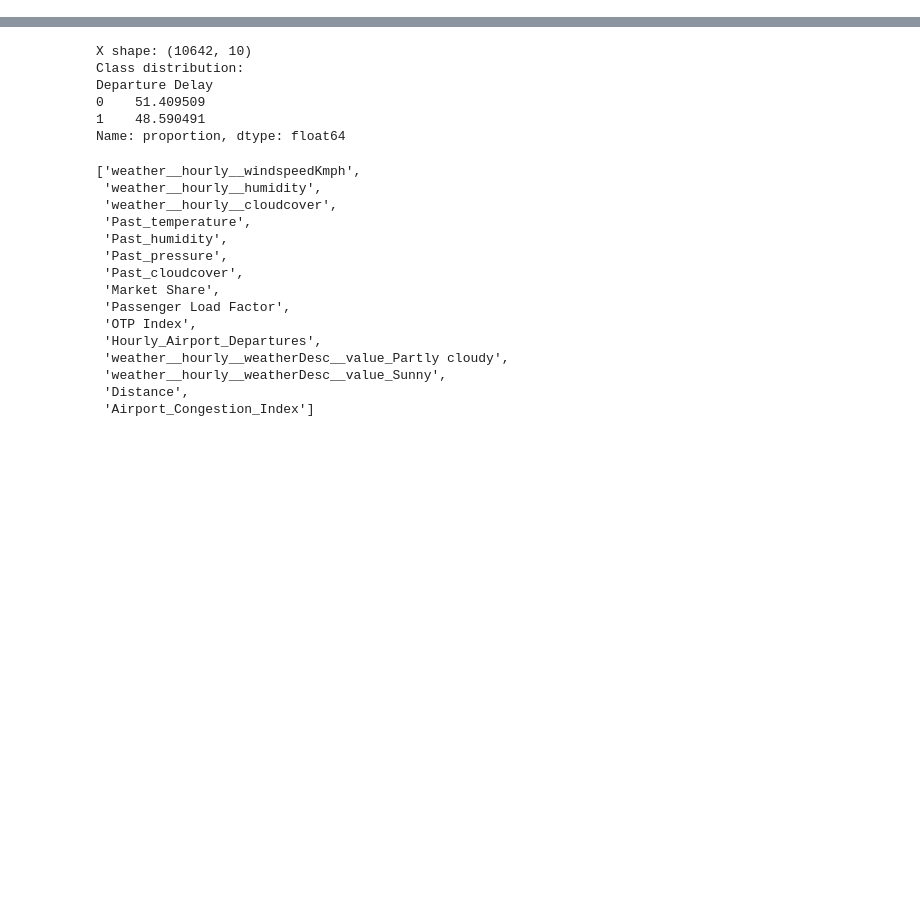
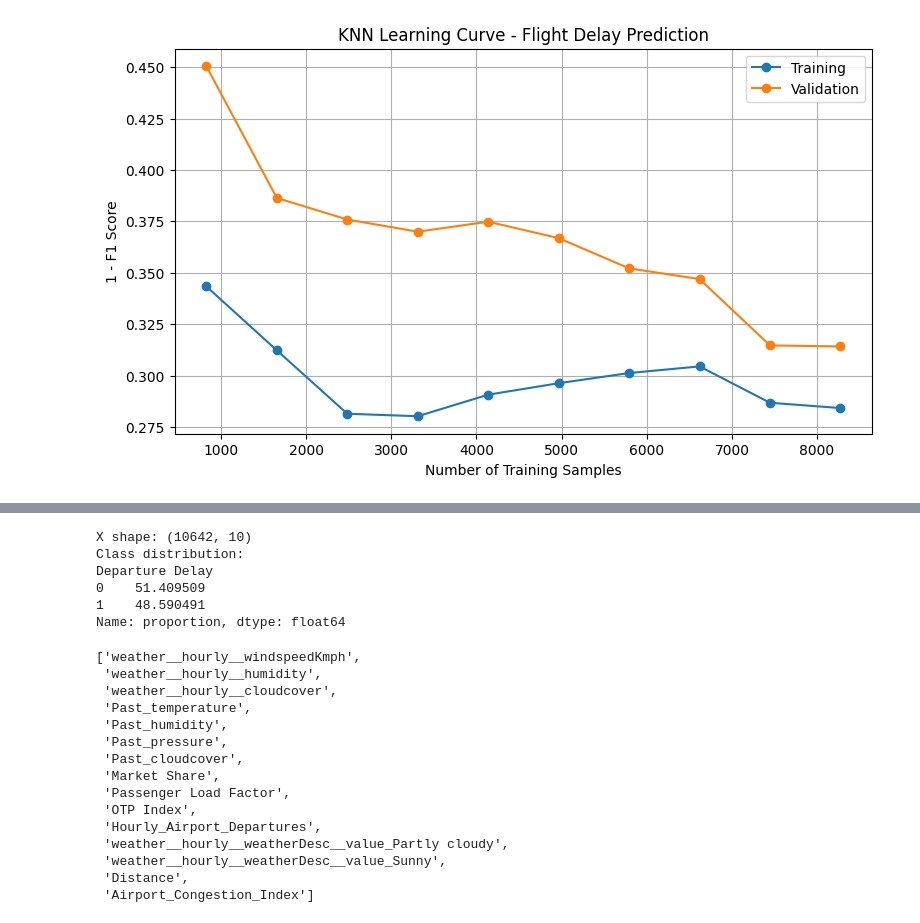
Before and after one commit to Kyle4646/CSE4820_Final_Project, a Jupyter notebook: knn.ipynb, the cells around one changed output, grey strips where cells are left out. Saved outputs shown, nothing was run; the diff lists cells and outputs as text; code cells hidden in the pictures; blank space fills up the shorter version.

```diff
--- a/knn.ipynb
+++ b/knn.ipynb
@@ -12,4 +12,4 @@ from sklearn.model_selection import cross_val_predict
 from sklearn.metrics import roc_auc_score, roc_curve
 import matplotlib.pyplot as plt
 
-data = pd.read_csv("flight_data_ERA5.csv")
+data = pd.read_csv("4820_FinalProjectCleaned.csv")
@@ -138,0 +236,76 @@ Testing F1: 0.6495
+# %%
+
+import numpy as np
+import matplotlib.pyplot as plt
+from sklearn.model_selection import learning_curve, StratifiedKFold
+from sklearn.pipeline import Pipeline
+from sklearn.impute import SimpleImputer
+from sklearn.preprocessing import StandardScaler
+from sklearn.neighbors import KNeighborsClassifier
+
+# Your 8 selected features
+best_features = [
+    "Market Share",
+    "Passenger Load Factor",
+    "OTP Index",
+    "Hourly_Airport_Departures",
+    "Distance",
+    "Airport_Congestion_Index",
+    "VC_2h_temp",
+    "VC_2h_precip"
+]
+
+X_best = data[best_features].apply(
+    pd.to_numeric, errors="coerce"
+)
+
+y = (data["Departure Delay"] > 0).astype(int)
+
+model = Pipeline([
+    ("imputer", SimpleImputer(
+        strategy="median",
+        keep_empty_features=True
+    )),
+    ("scaler", StandardScaler()),
+    ("knn", KNeighborsClassifier(n_neighbors=21))
+])
+
+cv = StratifiedKFold(
+    n_splits=5,
+    shuffle=True,
+    random_state=42
+)
+
+train_sizes, train_scores, val_scores = learning_curve(
+    model,
+    X_best,
+    y,
+    cv=cv,
+    scoring="f1",
+    train_sizes=np.linspace(0.1, 1.0, 10),
+    n_jobs=-1
+)
+
+train_loss = 1 - train_scores.mean(axis=1)
+val_loss = 1 - val_scores.mean(axis=1)
+
+plt.figure(figsize=(9, 5))
+
+plt.plot(
+    train_sizes, train_loss,
+    marker="o", label="Training"
+)
+
+plt.plot(
+    train_sizes, val_loss,
+    marker="o", label="Validation"
+)
+
+plt.xlabel("Number of Training Samples")
+plt.ylabel("1 - F1 Score")
+plt.title("KNN Learning Curve - Flight Delay Prediction")
+plt.legend()
+plt.grid(True)
+plt.show()
+# %% [output]
+[figure, added]
```
Also changed, not shown: parts of 13 cells of this notebook, 2 other files.
